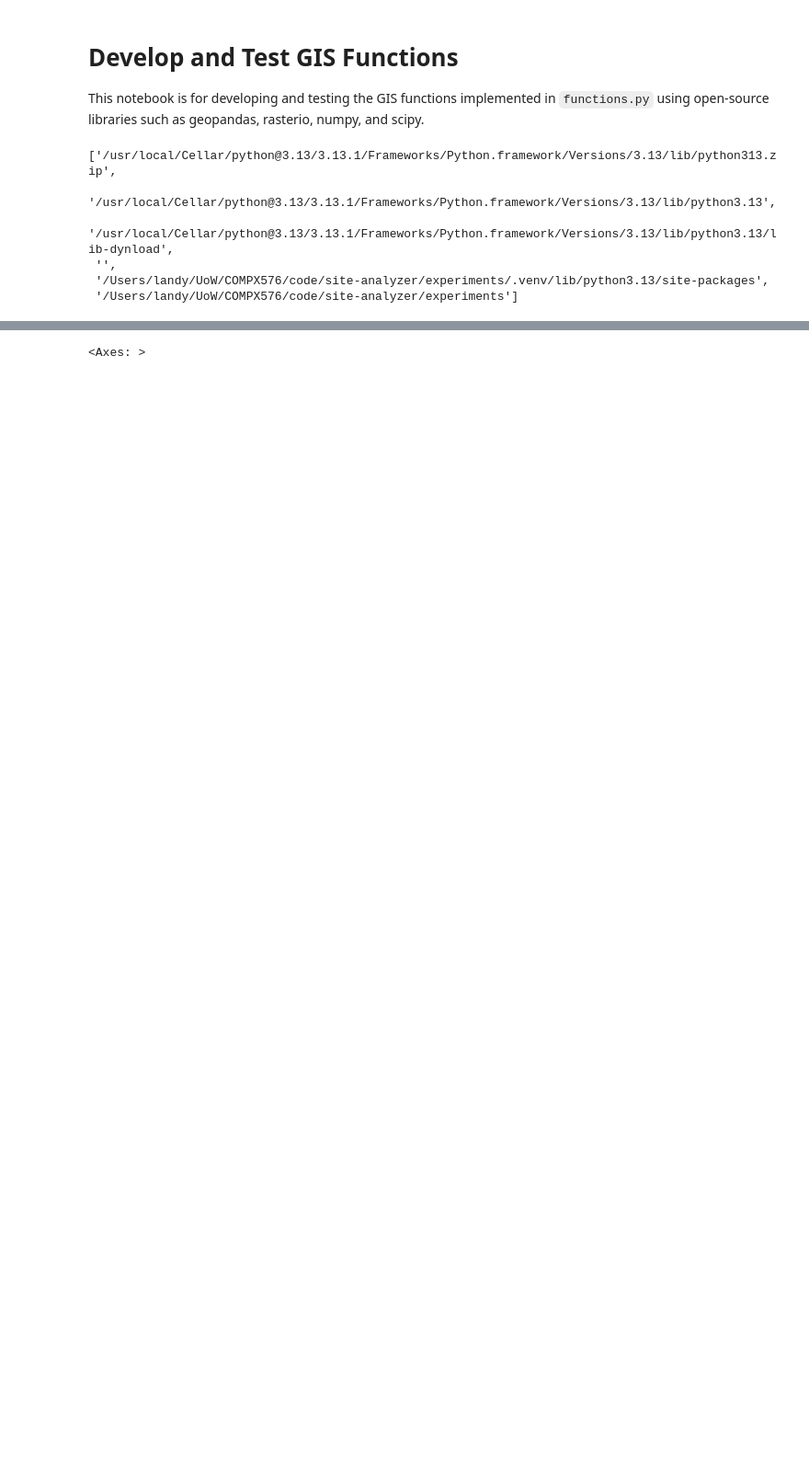
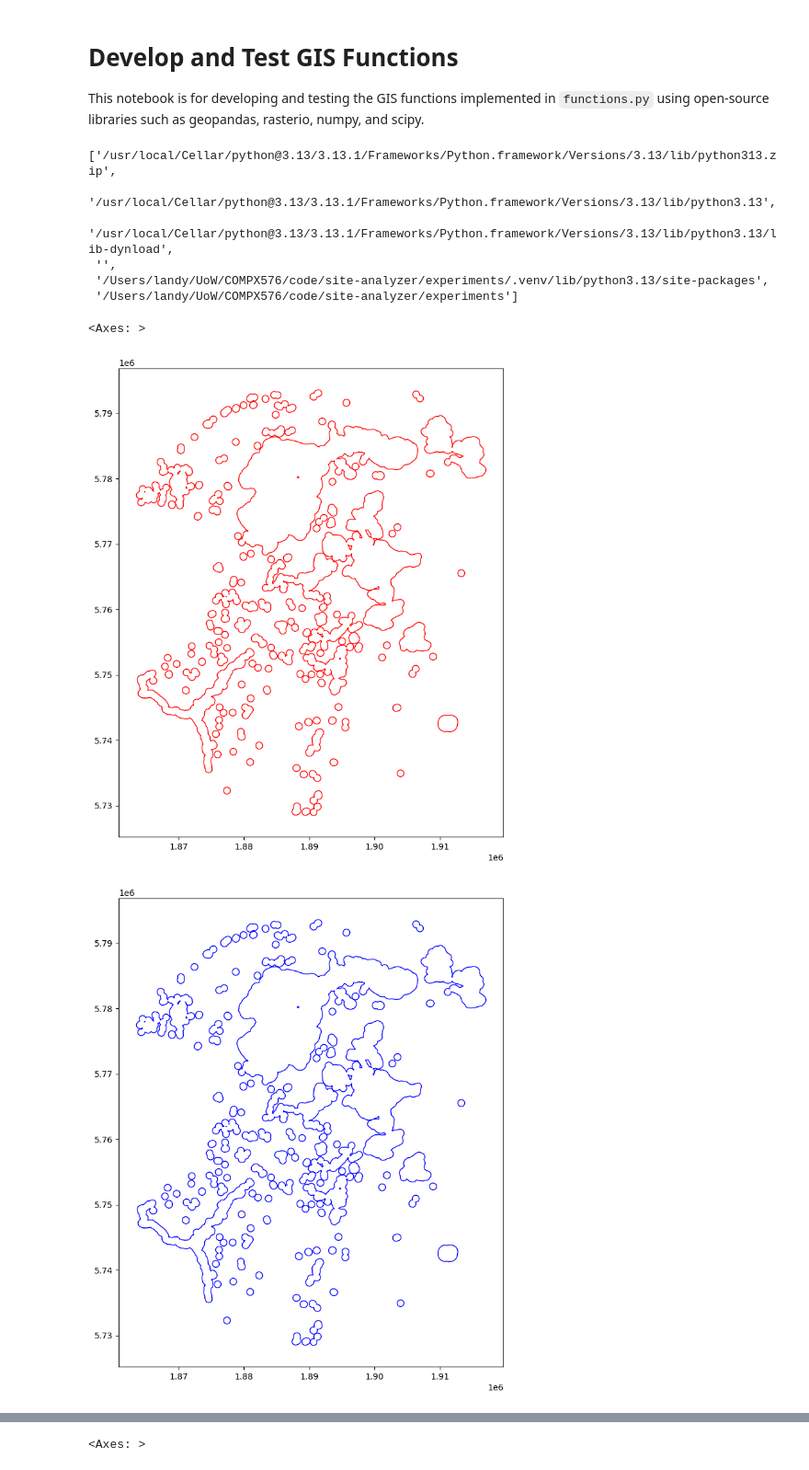
Before and after one commit to landyking/site-analyzer, a Jupyter notebook: experiments/gistest.ipynb, the cells around one changed output, grey strips where cells are left out. Shown at 92% size. Cells and saved outputs as stored; diff of their text form; code cells hidden in the pictures; blank space fills up the shorter version.

Commit message:
done `RPL_Union_analysis`

```diff
--- a/experiments/gistest.ipynb
+++ b/experiments/gistest.ipynb
@@ -79,3 +80,37 @@ def RPL_Buffer_analysis(input, output, buffer_distance):
     gdf = gpd.read_file(input)
     buffered_gdf = gdf.buffer(distance=buffer_distance)
     buffered_gdf.to_file(output)
+
+def RPL_Union_analysis(inputs, output):
+    """
+    Unions multiple shapefiles into a single shapefile, merging geometries and discarding attributes.
+
+    Parameters:
+    - inputs: List of paths to input shapefiles.
+    - output: Path to save the unioned shapefile.
+
+    Returns:
+    - None
+    """
+    gds_list = [gpd.read_file(input).geometry for input in inputs]
+    gs_all = gpd.GeoSeries(pd.concat(gds_list, ignore_index=True), crs=gds_list[0].crs)
+    unioned =  gs_all.union_all()
+    unioned.to_file(output)
+# %%
+# union buffered lake and residential areas in a specific district
+buffered_lake_in_district_shp='/Users/landy/UoW/COMPX576/code/site-analyzer/output-data/buffered-lake-in-district.shp'
+buffered_residential_in_district_shp='/Users/landy/UoW/COMPX576/code/site-analyzer/output-data/buffered-residential-in-district.shp'
+unioned_in_district_shp='/Users/landy/UoW/COMPX576/code/site-analyzer/output-data/unioned-in-district.shp'
+gdf1 = gpd.read_file(buffered_lake_in_district_shp)
+gdf2 = gpd.read_file(buffered_residential_in_district_shp)
+gs_all = gpd.GeoSeries(pd.concat([gdf1.geometry, gdf2.geometry], ignore_index=True), crs=gdf1.crs)
+
+# gs_all.plot(figsize=(10, 10),facecolor='none', edgecolor='black')
+unioned =  gpd.GeoSeries([gs_all.union_all()], crs=gs_all.crs)
+unioned.plot(figsize=(10, 10), facecolor='none', edgecolor='red')
+RPL_Union_analysis([buffered_lake_in_district_shp, buffered_residential_in_district_shp], unioned_in_district_shp)
+gpd.read_file(unioned_in_district_shp).plot(figsize=(10, 10), facecolor='none', edgecolor='blue')
+# %% [output]
+<Axes: >
+[figure, added]
+[figure, added]
```
Also changed, not shown: parts of 3 cells of this notebook, 1 other file.
